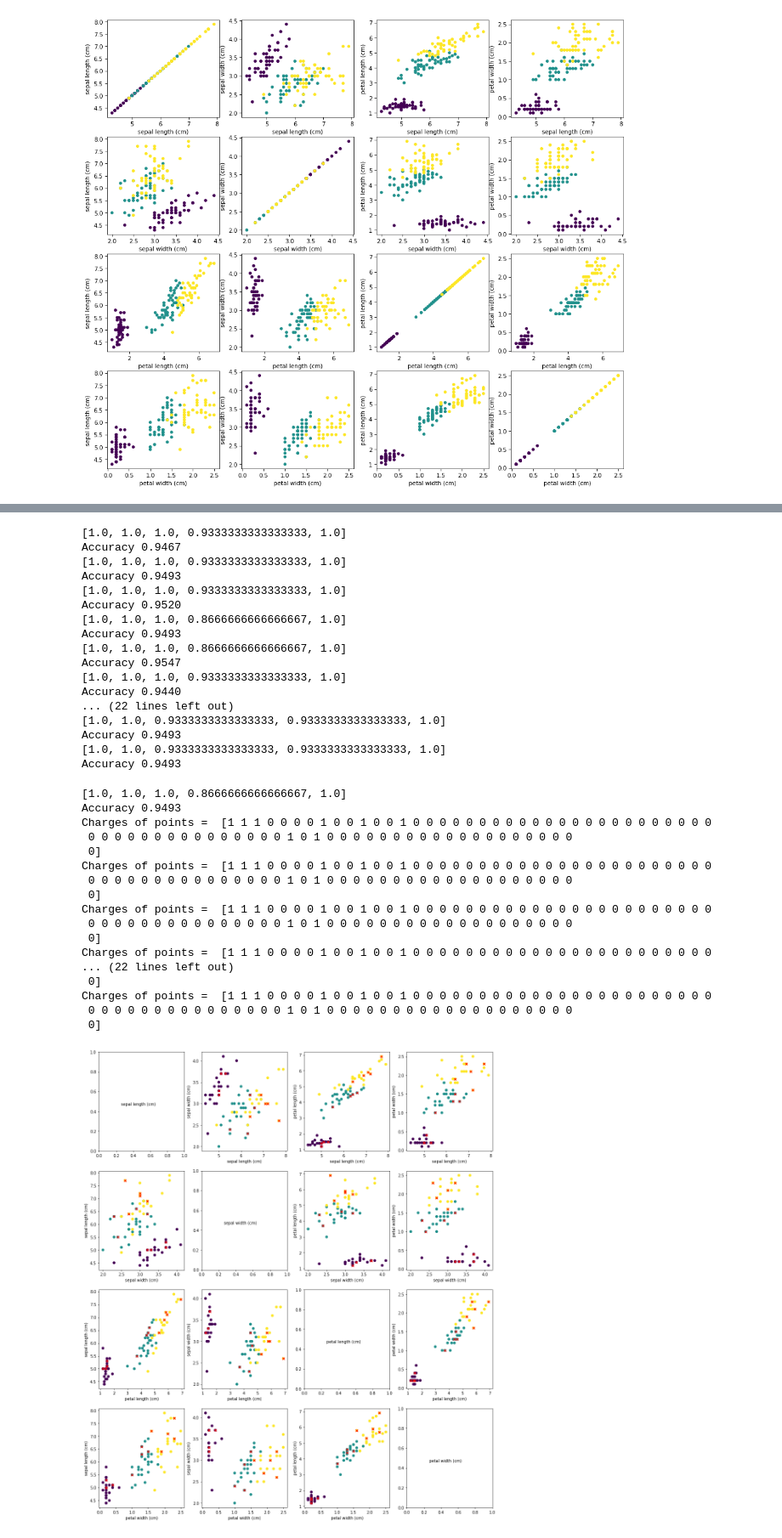
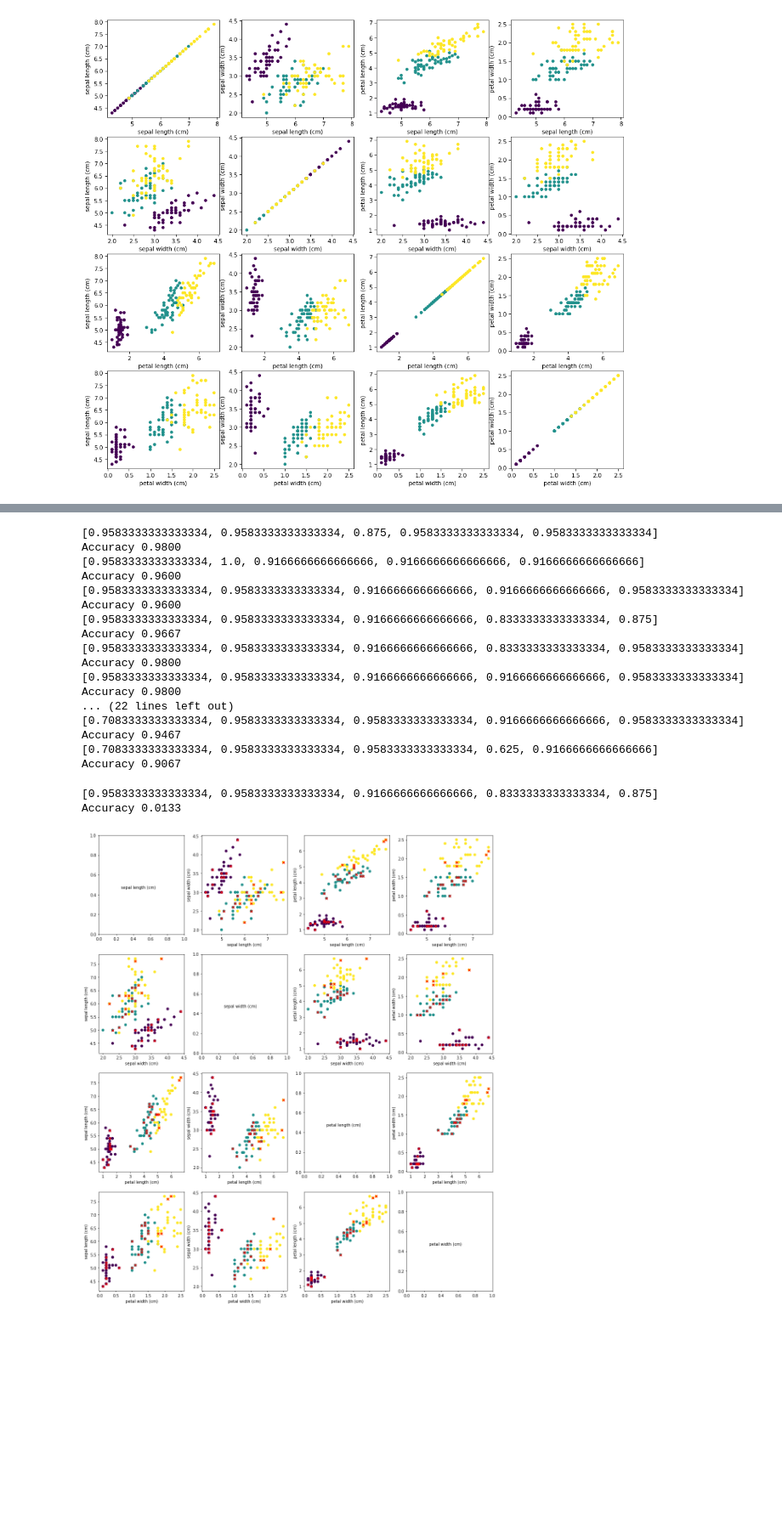
Before and after one commit to Mixail-laboratory/MachineLearning, a Jupyter notebook: Task1.ipynb, the cells around one changed output, grey strips where cells are left out. Shown at 85% size. Cells and saved outputs as stored; diff of their text form; code cells hidden in the pictures; blank space fills up the shorter version.

```diff
--- a/Task1.ipynb
+++ b/Task1.ipynb
@@ -13,7 +13,8 @@ from OutPut import *
 iris_ds = datasets.load_iris()
 numbers_of_features = 4
 start_feature = 0
-X = iris_ds.data[:, start_feature:numbers_of_features]
+
+X = iris_ds.data
 y = iris_ds.target
 feature_names = iris_ds.feature_names
 # %%
@@ -29,9 +30,10 @@ for i in range(4):
 # %% [output]
 [figure]
 # %%
-X_train_set, X_test_set, y_train_set, y_test_set = train_test_split(X, y, test_size=0.5, random_state=10)
+X_train_set, X_test_set, y_train_set, y_test_set = train_test_split(X, y, test_size=0.3, random_state=42)
 potential_class = PotentialKNeighborsClassifier(1, 5)
 potential_class.fit(X_train_set, y_train_set)
+
 
 plt.figure(figsize=(18, 21), dpi=70)
 count = 0
@@ -51,6 +53,5 @@ for i in range(numbers_of_features):
                         c='r', marker='x')
             plt.xlabel(highlighted_features_names[0])
             plt.ylabel(highlighted_features_names[1])
-            print("Charges of points = ", potential_class.gammas)
 plt.show()
 # %% [output]
@@ -111,65 +103,56 @@ windows = np.arange(0.5, 10, 0.5)
 for window in windows:
     potential_Classifiers.append(PotentialKNeighborsClassifier(window, 5))
 # %%
+X_train_set, X_test_set, y_train_set, y_test_set = train_test_split(X, y, test_size=0.2, random_state=42)
+
 for i in range(len(potential_Classifiers)):
     show_classifier_result(potential_Classifiers[i], X_train_set, y_train_set, X_test_set, y_test_set)
 # %% [output]
-[1.0, 1.0, 1.0, 0.9333333333333333, 1.0]
+[0.9583333333333334, 0.9583333333333334, 0.875, 0.9583333333333334, 0.9583333333333334]
+Accuracy 0.9800
+[0.9583333333333334, 1.0, 0.9166666666666666, 0.9166666666666666, 0.9166666666666666]
+Accuracy 0.9600
+[0.9583333333333334, 0.9583333333333334, 0.9166666666666666, 0.9166666666666666, 0.9583333333333334]
+Accuracy 0.9600
+[0.9583333333333334, 0.9583333333333334, 0.9166666666666666, 0.8333333333333334, 0.875]
+Accuracy 0.9667
+[0.9583333333333334, 0.9583333333333334, 0.9166666666666666, 0.8333333333333334, 0.9583333333333334]
+Accuracy 0.9800
+[0.9583333333333334, 0.9583333333333334, 0.9166666666666666, 0.9166666666666666, 0.9583333333333334]
+Accuracy 0.9800
+... (22 lines left out)
+[0.7083333333333334, 0.9583333333333334, 0.9583333333333334, 0.9166666666666666, 0.9583333333333334]
 Accuracy 0.9467
-[1.0, 1.0, 1.0, 0.9333333333333333, 1.0]
-Accuracy 0.9493
-[1.0, 1.0, 1.0, 0.9333333333333333, 1.0]
-Accuracy 0.9520
-[1.0, 1.0, 1.0, 0.8666666666666667, 1.0]
-Accuracy 0.9493
-[1.0, 1.0, 1.0, 0.8666666666666667, 1.0]
-Accuracy 0.9547
-[1.0, 1.0, 1.0, 0.9333333333333333, 1.0]
-Accuracy 0.9440
-... (22 lines left out)
-[1.0, 1.0, 0.9333333333333333, 0.9333333333333333, 1.0]
-Accuracy 0.9493
-[1.0, 1.0, 0.9333333333333333, 0.9333333333333333, 1.0]
-Accuracy 0.9493
+[0.7083333333333334, 0.9583333333333334, 0.9583333333333334, 0.625, 0.9166666666666666]
+Accuracy 0.9067
 # %%
 valid_classifier = show_classifier_result(potential_Classifiers[3], X_train_set, y_train_set, X_test_set, y_test_set)
 
 plt.figure(figsize=(18, 21), dpi=70)
 count = 0
 for i in range(numbers_of_features):
     for j in range(numbers_of_features):
         highlighted_features = (i, j)
         highlighted_features_names = (feature_names[highlighted_features[0]], feature_names[highlighted_features[1]])
         plt.subplot(numbers_of_features, numbers_of_features, count + 1)
         count += 1
         if i == j:
             plt.text(0.26, 0.46, feature_names[i])
         else:
-            plt.scatter(X_test_set[:, highlighted_features[0]], X_test_set[:, highlighted_features[1]],
-                        c=y_test_set)
-            plt.scatter(X_test_set[:, highlighted_features[0]][valid_classifier.indexes],
-                        X_test_set[:, highlighted_features[1]][valid_classifier.indexes],
+            plt.scatter(X_train_set[:, highlighted_features[0]], X_train_set[:, highlighted_features[1]],
+                        c=y_train_set)
+
+            correct_index = []
+            for item in range(0, len(valid_classifier.gammas)):
+                if int(valid_classifier.gammas[item]) != 0:
+                    correct_index.append(item)
+            plt.scatter(X_train_set[:, highlighted_features[0]][correct_index],
+                        X_train_set[:, highlighted_features[1]][correct_index],
                         c='r', marker='x')
             plt.xlabel(highlighted_features_names[0])
             plt.ylabel(highlighted_features_names[1])
-            print("Charges of points = ", potential_class.gammas)
 plt.show()
 # %% [output]
-[1.0, 1.0, 1.0, 0.8666666666666667, 1.0]
-Accuracy 0.9493
-Charges of points =  [1 1 1 0 0 0 0 1 0 0 1 0 0 1 0 0 0 0 0 0 0 0 0 0 0 0 0 0 0 0 0 0 0 0 0 0 0
- 0 0 0 0 0 0 0 0 0 0 0 0 0 0 0 1 0 1 0 0 0 0 0 0 0 0 0 0 0 0 0 0 0 0 0 0 0
- 0]
-Charges of points =  [1 1 1 0 0 0 0 1 0 0 1 0 0 1 0 0 0 0 0 0 0 0 0 0 0 0 0 0 0 0 0 0 0 0 0 0 0
- 0 0 0 0 0 0 0 0 0 0 0 0 0 0 0 1 0 1 0 0 0 0 0 0 0 0 0 0 0 0 0 0 0 0 0 0 0
- 0]
-Charges of points =  [1 1 1 0 0 0 0 1 0 0 1 0 0 1 0 0 0 0 0 0 0 0 0 0 0 0 0 0 0 0 0 0 0 0 0 0 0
- 0 0 0 0 0 0 0 0 0 0 0 0 0 0 0 1 0 1 0 0 0 0 0 0 0 0 0 0 0 0 0 0 0 0 0 0 0
- 0]
-Charges of points =  [1 1 1 0 0 0 0 1 0 0 1 0 0 1 0 0 0 0 0 0 0 0 0 0 0 0 0 0 0 0 0 0 0 0 0 0 0
-... (22 lines left out)
- 0]
-Charges of points =  [1 1 1 0 0 0 0 1 0 0 1 0 0 1 0 0 0 0 0 0 0 0 0 0 0 0 0 0 0 0 0 0 0 0 0 0 0
- 0 0 0 0 0 0 0 0 0 0 0 0 0 0 0 1 0 1 0 0 0 0 0 0 0 0 0 0 0 0 0 0 0 0 0 0 0
- 0]
+[0.9583333333333334, 0.9583333333333334, 0.9166666666666666, 0.8333333333333334, 0.875]
+Accuracy 0.0133
-[figure, old version]
+[figure, new version]
```
Also changed, not shown: parts of 3 cells of this notebook.
